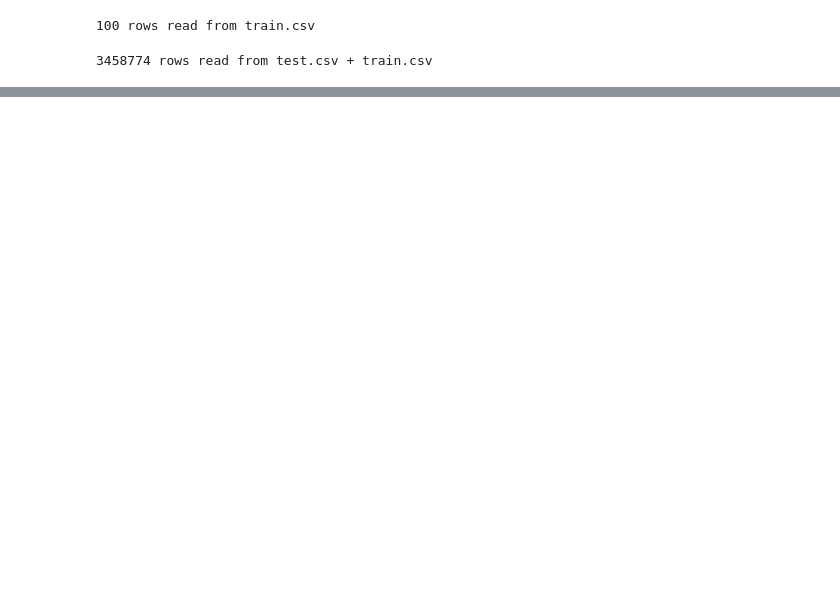
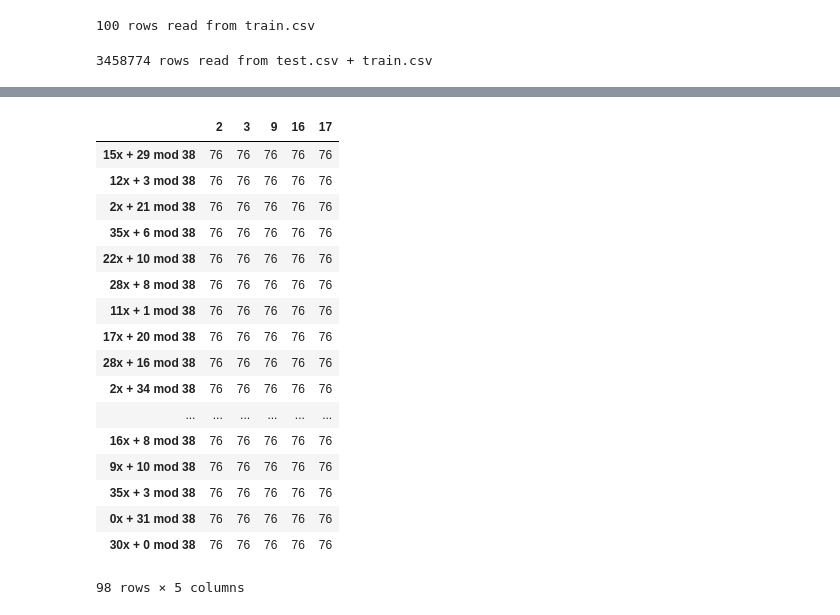
Before and after one commit to s-ramirez/projects, a Jupyter notebook: Data Science/Home Depot/ReadData.ipynb, the cells around one changed output, grey strips where cells are left out. Saved outputs shown, nothing was run; the diff lists cells and outputs as text; code cells hidden in the pictures; blank space fills up the shorter version.

```diff
--- a/Data Science/Home Depot/ReadData.ipynb
+++ b/Data Science/Home Depot/ReadData.ipynb
@@ -99,0 +133,24 @@ df_all
+# %%
+hashFunctionNames = charMatrix.columns.values[countDocuments+1:]
+documentIndices = charMatrix.columns.values[0:countDocuments]
+sigMatrix = pd.DataFrame(2*countShingles,index=hashFunctionNames, columns=documentIndices)
+sigMatrix
+# %% [output]
+|  | 2 | 3 | 9 | 16 | 17 |
+| 15x + 29 mod 38 | 76 | 76 | 76 | 76 | 76 |
+| 12x + 3 mod 38 | 76 | 76 | 76 | 76 | 76 |
+| 2x + 21 mod 38 | 76 | 76 | 76 | 76 | 76 |
+| 35x + 6 mod 38 | 76 | 76 | 76 | 76 | 76 |
+| 22x + 10 mod 38 | 76 | 76 | 76 | 76 | 76 |
+| 28x + 8 mod 38 | 76 | 76 | 76 | 76 | 76 |
+| 11x + 1 mod 38 | 76 | 76 | 76 | 76 | 76 |
+| 17x + 20 mod 38 | 76 | 76 | 76 | 76 | 76 |
+| 28x + 16 mod 38 | 76 | 76 | 76 | 76 | 76 |
+| 2x + 34 mod 38 | 76 | 76 | 76 | 76 | 76 |
+| ... | ... | ... | ... | ... | ... |
+| 16x + 8 mod 38 | 76 | 76 | 76 | 76 | 76 |
+| 9x + 10 mod 38 | 76 | 76 | 76 | 76 | 76 |
+| 35x + 3 mod 38 | 76 | 76 | 76 | 76 | 76 |
+| 0x + 31 mod 38 | 76 | 76 | 76 | 76 | 76 |
+| 30x + 0 mod 38 | 76 | 76 | 76 | 76 | 76 |
+98 rows × 5 columns
```
Also changed, not shown: parts of 9 cells of this notebook, 5 other files.
